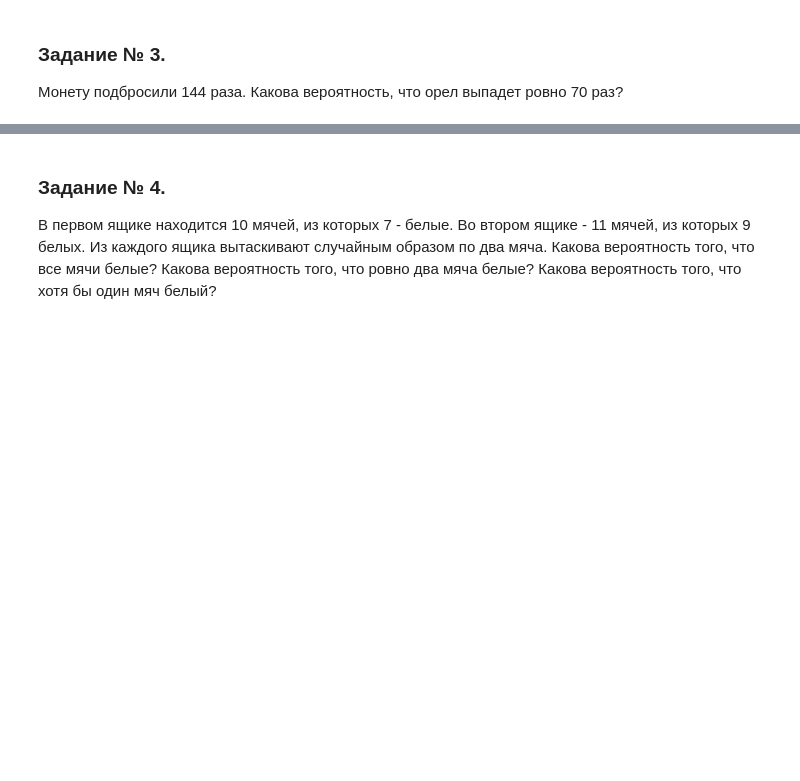
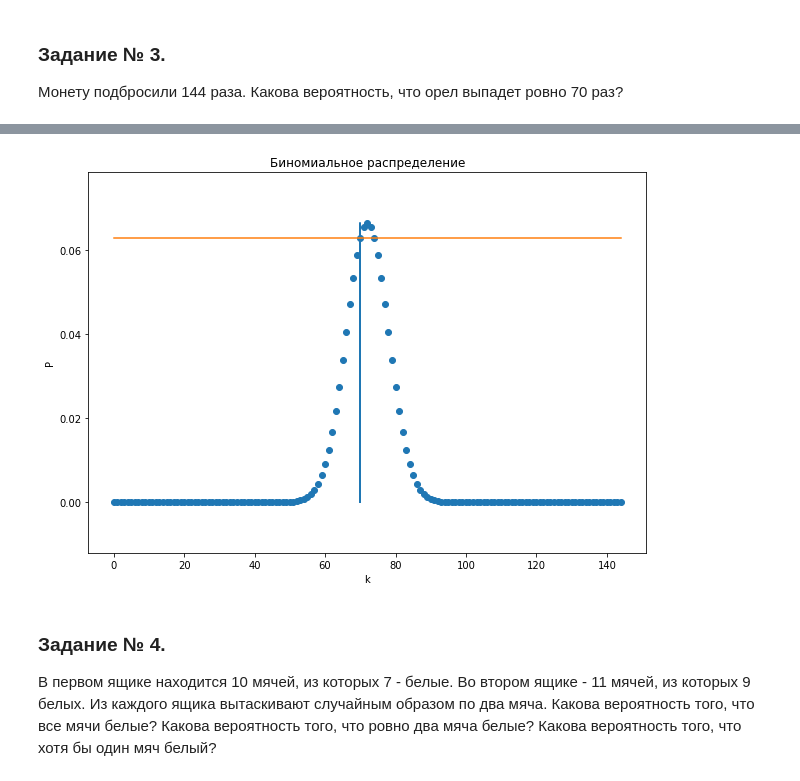
Before and after one commit to Foreman1980/3.2_TheoryProbability-MathematicalStatistics, a Jupyter notebook: 2 урок/les2_task1-4.ipynb, the cells around one changed output, grey strips where cells are left out. Drawn from its saved outputs; the diff is of its cells as text; code cells hidden in the pictures; blank space fills up the shorter version.

```diff
--- a/2 урок/les2_task1-4.ipynb
+++ b/2 урок/les2_task1-4.ipynb
@@ -12,3 +86,15 @@
+# %%
+n = 144
+plt.figure(figsize=(10, 7))
+plt.title('Биномиальное распределение')
+plt.xlabel('k')
+plt.ylabel('P')
+plt.scatter(range(n+1), [combinations(144, k) * 0.5**k * 0.5**(144-k) for k in range(n+1)])
+plt.plot([70 for _ in range(n+1)], [combinations(144, k) * 0.5**k * 0.5**(144-k) for k in range(n+1)])
+plt.plot([_ for _ in range(n+1)], [combinations(144, 70) * 0.5**70 * 0.5**74 for _ in range(n+1)])
+plt.show()
+# %% [output]
+[figure, added]
 # %% [markdown]
 ### Задание № 4.
 В первом ящике находится 10 мячей, из которых 7 - белые. Во втором ящике - 11 мячей, из которых 9 белых. Из каждого ящика вытаскивают случайным образом по два мяча. Какова вероятность того, что все мячи белые? Какова вероятность того, что ровно два мяча белые? Какова вероятность того, что хотя бы один мяч белый?
```
Also changed, not shown: parts of 21 cells of this notebook.
